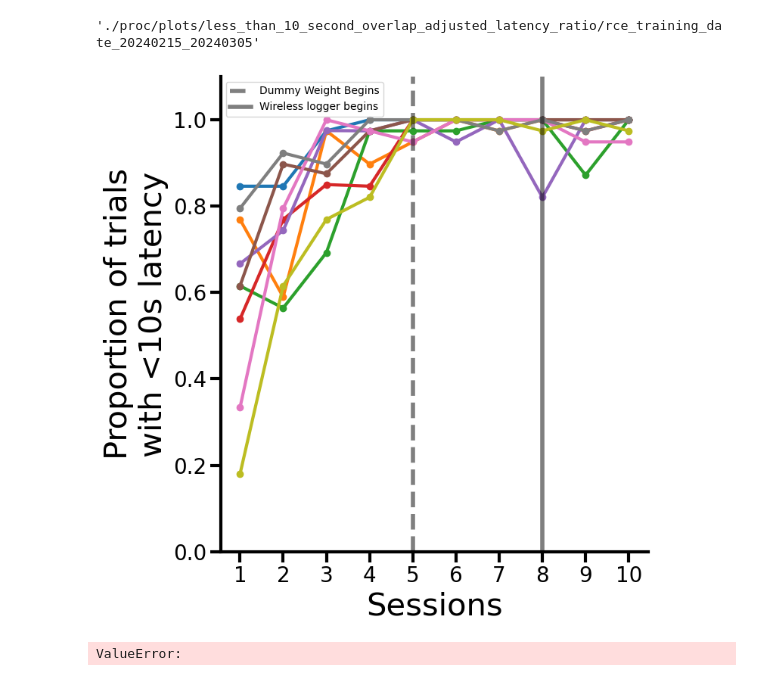
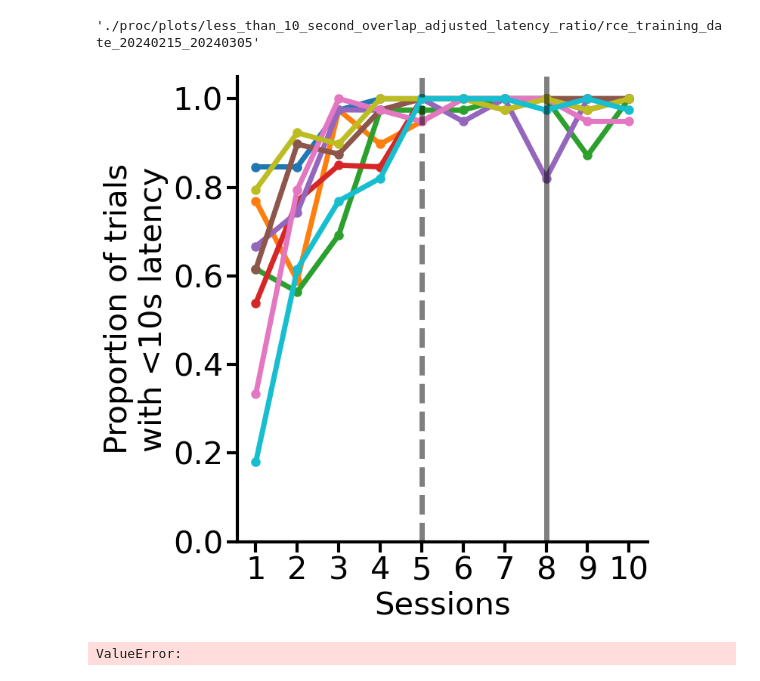
Before and after one commit to padillacoreanolab/reward_comp_ext, a Jupyter notebook: results/2024_08_30_reward_training/02_calculating_latencies.ipynb, the cells around one changed output. Saved outputs shown, nothing was run; the diff lists cells and outputs as text; code cells hidden in the pictures.

Commit message:
nb: edit latency plots

```diff
--- a/results/2024_08_30_reward_training/02_calculating_latencies.ipynb
+++ b/results/2024_08_30_reward_training/02_calculating_latencies.ipynb
@@ -945,0 +948,4 @@ os.makedirs(overlap_adjusted_average_latency_plots_output_directory, exist_ok=Tr
+# %%
+training_colors = list(plt.rcParams['axes.prop_cycle'].by_key()['color'])
+# %%
+training_colors = [col.replace("tab:", "") for col in training_colors if "7f7f7f" not in col]
@@ -953,17 +971,17 @@ fig, ax = plt.subplots()
 cage_df = grouped_averaged_first_porty_entry_dataframe[grouped_averaged_first_porty_entry_dataframe["date_index"] <= 9]
 
 # Plotting a line for each subject
-for subject in cage_df["subject"].unique():
+for index, subject in enumerate(cage_df["subject"].unique()):
     # Getting all the rows with the current subject
     subject_df = cage_df[cage_df["subject"] == subject]
     # Making the dates into days after the first session by subtracting all the dates by the first date
-    ax.plot(subject_df["date_index"] + 1, subject_df["latency_adjusted_overlap"], '-o', linewidth=3)
+    ax.plot(subject_df["date_index"] + 1, subject_df["latency_adjusted_overlap"], '-o', linewidth=5, markersize=8, color=training_colors[index])
 
-plt.axvline(x=5, color="black", label="Dummy Weight Begins", linewidth=4, alpha=0.5, linestyle="--")
-plt.axvline(x=8, color="black", label="Wireless logger begins", linewidth=4, alpha=0.5)
+plt.axvline(x=5, color="black", label="Dummy Weight Begins", linewidth=5, alpha=0.5, linestyle="--")
+plt.axvline(x=8, color="black", label="Wireless logger begins", linewidth=5, alpha=0.5)
 
-ax.tick_params(axis='both', which='major', labelsize=20)
-ax.tick_params(axis='both', which='minor', labelsize=20)
+ax.tick_params(axis='both', which='major', labelsize=30)
+ax.tick_params(axis='both', which='minor', labelsize=30)
 # Hide top and right borders
 ax.spines['top'].set_visible(False)
 ax.spines['right'].set_visible(False)
@@ -985,7 +1003,7 @@ ax.set_xlabel("Sessions", fontsize=30)
 ax.set_ylabel("Reward collection latency (s)", fontsize=30)
 # ax.set_title("Overlap Adjusted Latency of Port Entry to Tone")
 # To show the legend
-ax.legend()
+# ax.legend()
 
 plt.tight_layout()
 
@@ -1013,47 +1031,48 @@ plt.rcParams["figure.figsize"] = (7.5,7.5)
 cage_df = grouped_averaged_first_porty_entry_dataframe[grouped_averaged_first_porty_entry_dataframe["date_index"] <= 9]
 
 # Plotting a line for each subject
-for subject in cage_df["subject"].unique():
+for index, subject in enumerate(cage_df["subject"].unique()):
     # Getting all the rows with the current subject
     subject_df = cage_df[cage_df["subject"] == subject]
     # Making the dates into days after the first session by subtracting all the dates by the first date
-    ax.plot(subject_df["date_index"] + 1, subject_df["overlap_adjusted_latency_less_than_10_seconds"], '-o', linewidth=3)
+    ax.plot(subject_df["date_index"] + 1, subject_df["overlap_adjusted_latency_less_than_10_seconds"], '-o', linewidth=5, markersize=8, color=training_colors[index])
 
-plt.axvline(x=5, color="black", label="Dummy Weight Begins", linewidth=4, alpha=0.5, linestyle="--")
-plt.axvline(x=8, color="black", label="Wireless logger begins", linewidth=4, alpha=0.5)
 
-plt.ylim(0, 1.1)
+plt.axvline(x=5, color="black", label="Dummy Weight Begins", linewidth=5, alpha=0.5, linestyle="--")
+plt.axvline(x=8, color="black", label="Wireless logger begins", linewidth=5, alpha=0.5)
 
-ax.tick_params(axis='both', which='major', labelsize=20)
-ax.tick_params(axis='both', which='minor', labelsize=20)
+plt.ylim(0, 1.05)
+
+ax.tick_params(axis='both', which='major', labelsize=30)
+ax.tick_params(axis='both', which='minor', labelsize=30)
 # Hide top and right borders
 ax.spines['top'].set_visible(False)
 ax.spines['right'].set_visible(False)
 
 # Leave bottom and left spines
 ax.spines['bottom'].set_visible(True)
 ax.spines['left'].set_visible(True)
 ax.spines['bottom'].set_linewidth(3)
 ax.spines['left'].set_linewidth(3)
 
 ax.tick_params('both', length=10, width=3, which='major')
 ax.tick_params('both', length=10, width=3, which='minor')
 
 plt.xticks(np.arange(min(subject_df["date_index"] + 1), max(subject_df["date_index"] + 1)+1, 1.0))
 # Setting the Y-Axis to only plot from 0 to 30 because we adjusted the latency to always be under 30
 
 # Labeling the X/Y Axis and the title
 ax.set_xlabel("Sessions", fontsize=30)
 ax.set_ylabel("Proportion of trials\nwith <10s latency", fontsize=30)
 # ax.set_title("Overlap Adjusted Latency of Port Entry to Tone")
 # To show the legend
-ax.legend()
+# ax.legend()
 plt.tight_layout()
 
 file_name = "less_than_10_second_overlap_adjusted_latency_ratio_plot_{}_date_{}_{}.png".format(FILE_PREFIX, earliest_date, latest_date)
 plt.savefig("/".join(["./proc/plots/less_than_10_second_overlap_adjusted_latency_ratio", file_name]))
 # %% [output]
-[figure, old version]
+[figure, new version]
 # %%
 # # Plotting for each cage
 # fig, ax = plt.subplots()
```
Also changed, not shown: parts of 10 cells of this notebook.
